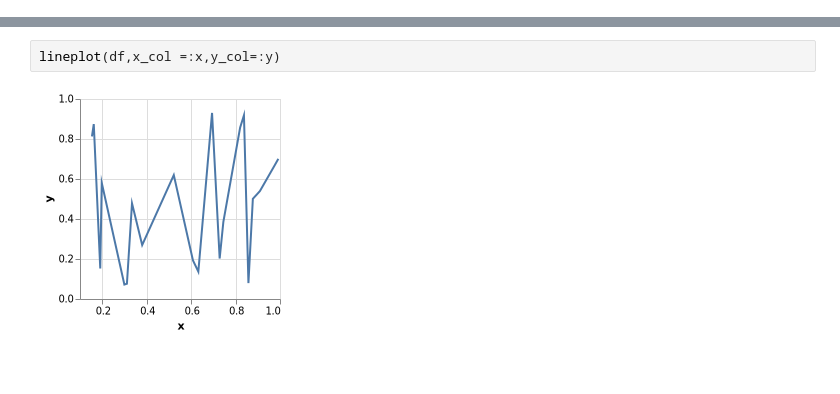
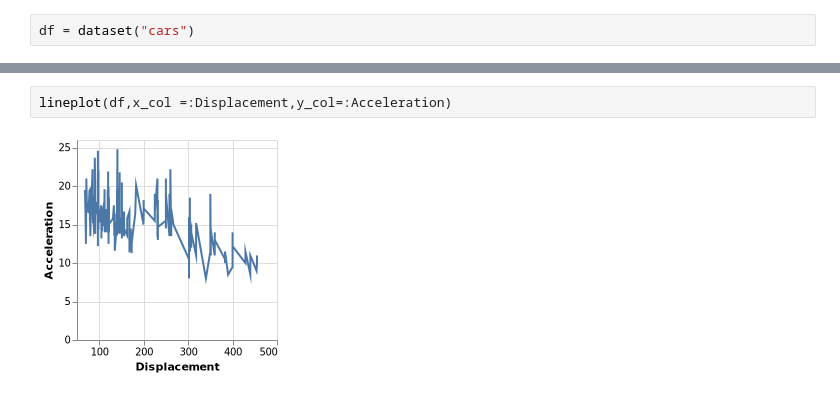
Before and after one commit to queryverse/QuickVega.jl, a Jupyter notebook: examples/basics.ipynb, the cells around one changed output, grey strips where cells are left out. Cells and saved outputs as stored; diff of their text form; blank space fills up the shorter version.

```diff
--- a/examples/basics.ipynb
+++ b/examples/basics.ipynb
@@ -13,0 +3,2 @@ df = DataFrame(x =rand(21),y=rand(21),z=rand(["A","B","C"],21));
+# %%
+df = dataset("cars")
@@ -14,4 +19,4 @@ df = DataFrame(x =rand(21),y=rand(21),z=rand(["A","B","C"],21));
 # %%
-lineplot(df,x_col =:x,y_col=:y)
+lineplot(df,x_col =:Displacement,y_col=:Acceleration)
 # %% [output]
-[figure, old version]
+[figure, new version]
```
Also changed, not shown: parts of 7 cells of this notebook, 4 other files.
